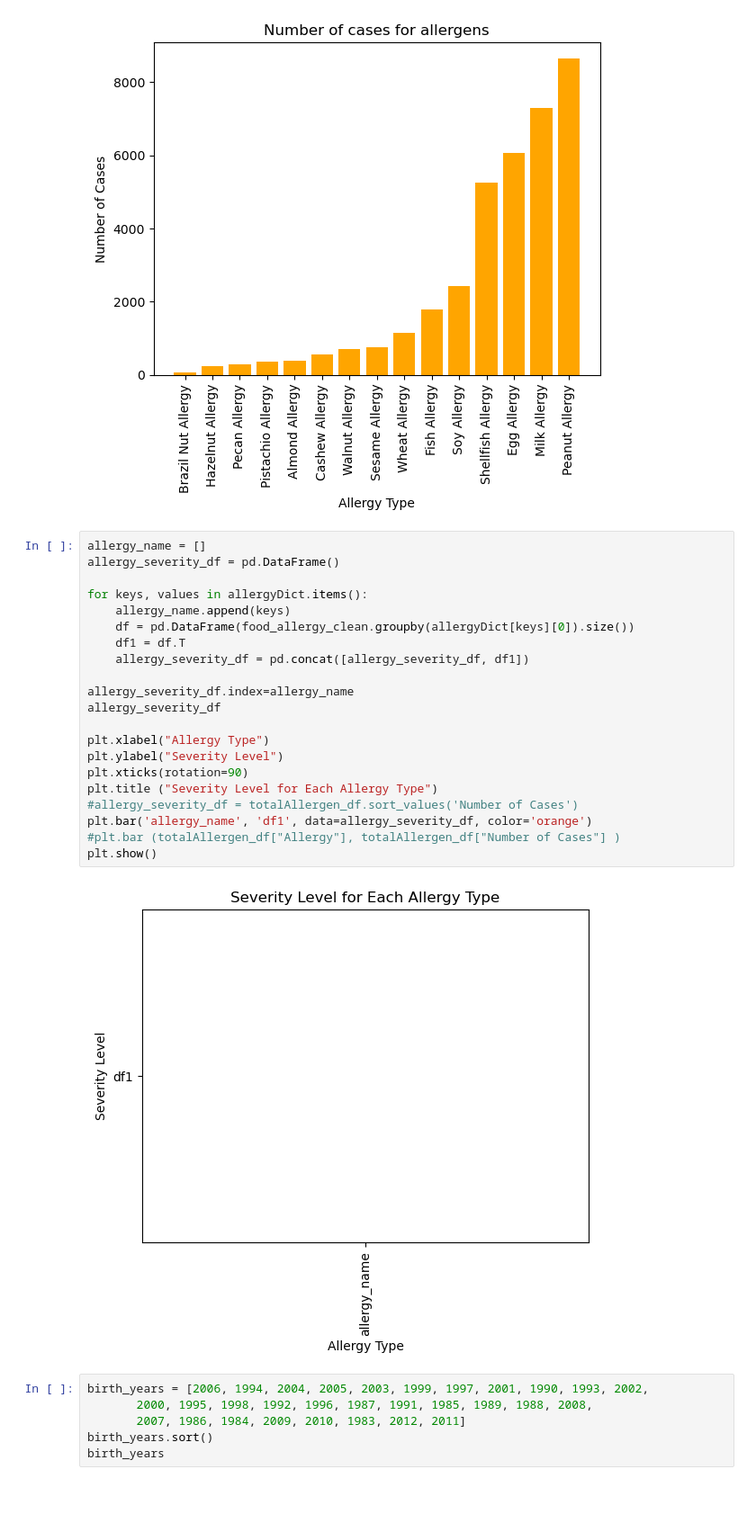
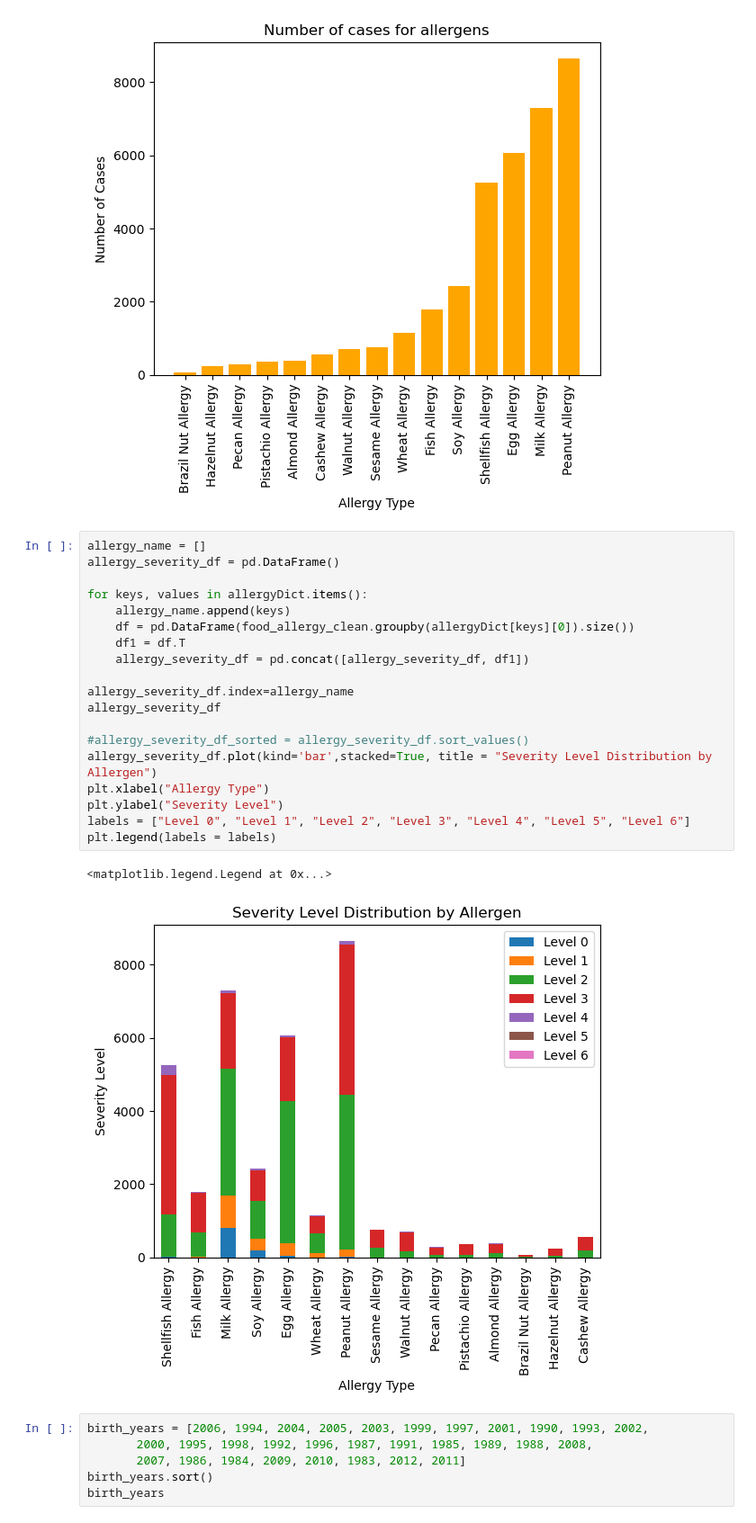
Before and after one commit to rbeebe1/project_01_group_01, a Jupyter notebook: app.ipynb, the cells around one changed output. Shown at 90% size. Drawn from its saved outputs; the diff is of its cells as text; blank space fills up the shorter version.

Commit message:
graphs final

```diff
--- a/app.ipynb
+++ b/app.ipynb
@@ -153,26 +153,25 @@ plt.show()
 # %%
 allergy_name = []
 allergy_severity_df = pd.DataFrame()
 
 for keys, values in allergyDict.items():
     allergy_name.append(keys)
     df = pd.DataFrame(food_allergy_clean.groupby(allergyDict[keys][0]).size())
     df1 = df.T
     allergy_severity_df = pd.concat([allergy_severity_df, df1])
 
 allergy_severity_df.index=allergy_name
 allergy_severity_df
 
+#allergy_severity_df_sorted = allergy_severity_df.sort_values()
+allergy_severity_df.plot(kind='bar',stacked=True, title = "Severity Level Distribution by Allergen")
 plt.xlabel("Allergy Type")
 plt.ylabel("Severity Level")
-plt.xticks(rotation=90)
-plt.title ("Severity Level for Each Allergy Type")
-#allergy_severity_df = totalAllergen_df.sort_values('Number of Cases')
-plt.bar('allergy_name', 'df1', data=allergy_severity_df, color='orange')
-#plt.bar (totalAllergen_df["Allergy"], totalAllergen_df["Number of Cases"] )
-plt.show()
+labels = ["Level 0", "Level 1", "Level 2", "Level 3", "Level 4", "Level 5", "Level 6"]
+plt.legend(labels = labels)
 # %% [output]
+<matplotlib.legend.Legend at 0x...>
-[figure, old version]
+[figure, new version]
 # %%
 birth_years = [2006, 1994, 2004, 2005, 2003, 1999, 1997, 2001, 1990, 1993, 2002,
        2000, 1995, 1998, 1992, 1996, 1987, 1991, 1985, 1989, 1988, 2008,
```
Also changed, not shown: parts of 15 cells of this notebook.
